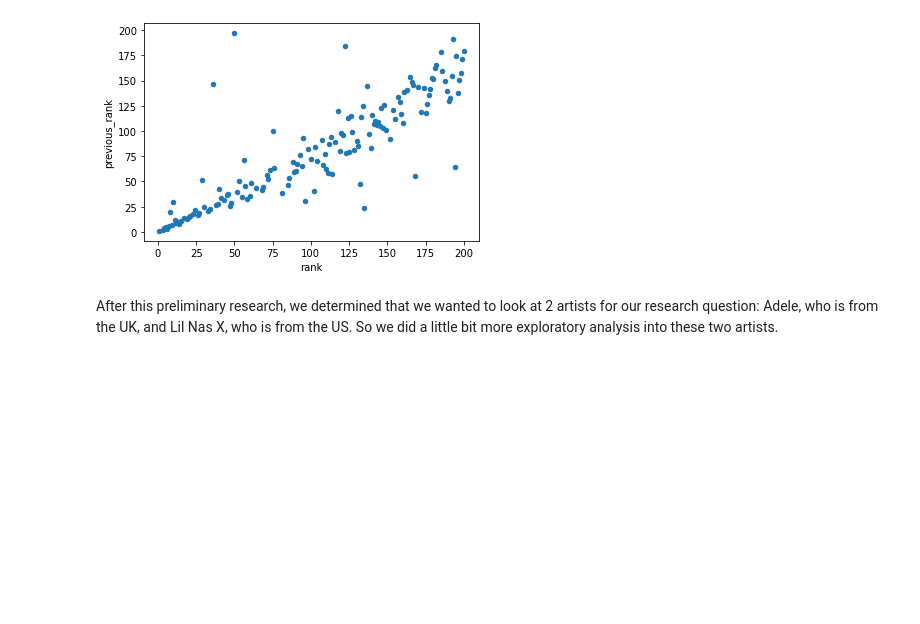
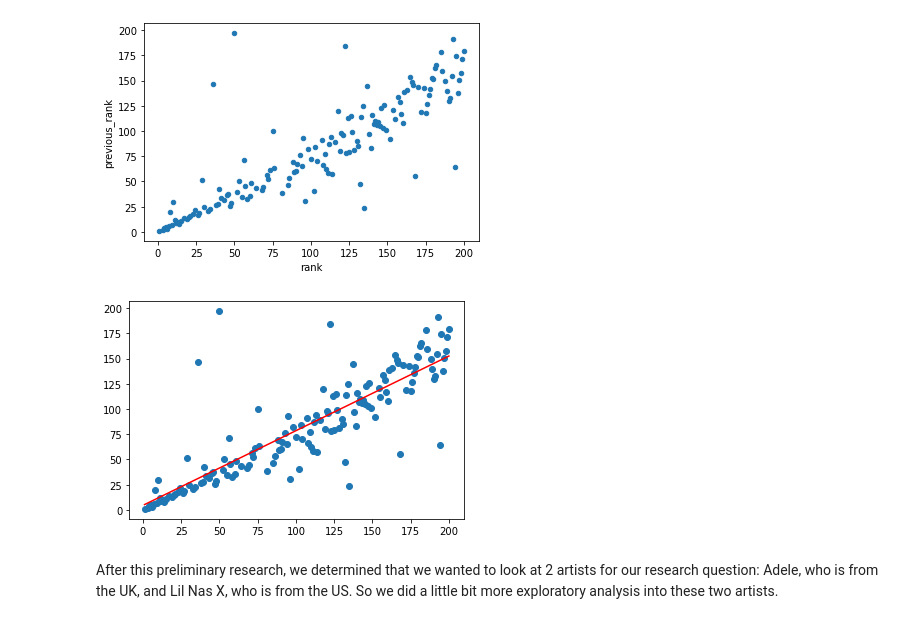
Before and after one commit to spurthirallapalli/DH140-FinalProject, a Jupyter notebook: FinalProject/FinalProject.ipynb, the cells around one changed output. Cells and saved outputs as stored; diff of their text form; code cells hidden in the pictures; blank space fills up the shorter version.

```diff
--- a/FinalProject/FinalProject.ipynb
+++ b/FinalProject/FinalProject.ipynb
@@ -346,6 +361,17 @@ peakprevfiltUK.plot(kind='scatter', x='rank', y='previous_rank')
 # %% [output]
 <AxesSubplot:xlabel='rank', ylabel='previous_rank'>
 [figure]
+# %%
+#collapse-hide
+X = peakprevfiltUK["rank"]
+y = peakprevfiltUK["previous_rank"]
+theta = numpy.polyfit(X, y, 1)
+y_line = theta[1] + theta[0] * X
+plt.scatter(X, y)
+plt.plot(X, y_line, 'r')
+plt.show()
+# %% [output]
+[figure, added]
 # %% [markdown]
 After this preliminary research, we determined that we wanted to look at 2 artists for our research question: Adele, who is from the UK, and Lil Nas X, who is from the US. So we did a little bit more exploratory analysis into these two artists.
 # %%
```
Also changed, not shown: parts of 69 cells of this notebook, 2 other files.
